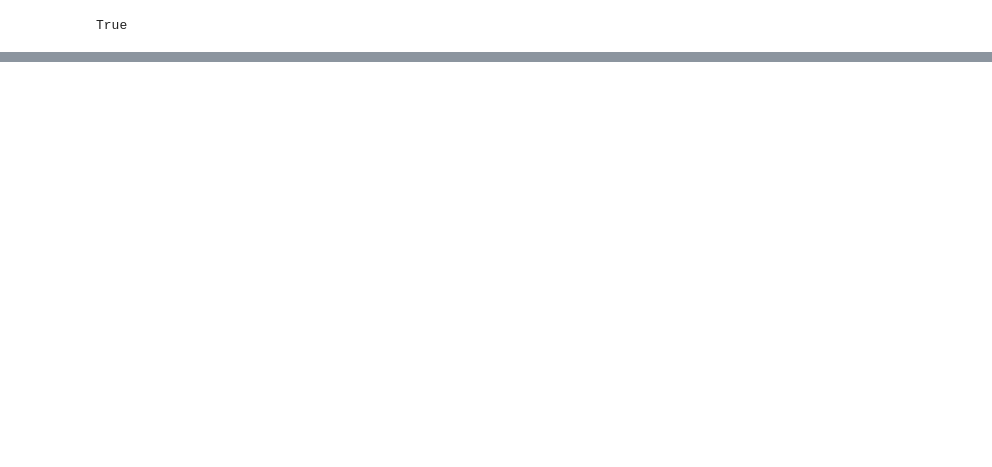
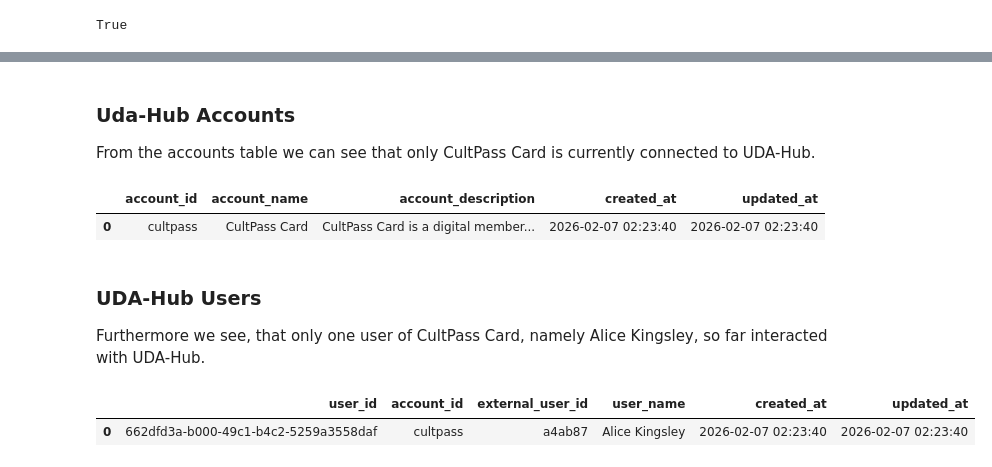
Before and after one commit to tkober/nd901-agentic-ai-with-langchain-and-langgraph-project-3, a Jupyter notebook: starter/03_agentic_app.ipynb, the cells around one changed output, grey strips where cells are left out. Cells and saved outputs as stored; diff of their text form; code cells hidden in the pictures; blank space fills up the shorter version.

```diff
--- a/starter/03_agentic_app.ipynb
+++ b/starter/03_agentic_app.ipynb
@@ -70,0 +172,18 @@ rollback_databases()
+# %% [markdown]
+### Uda-Hub Accounts
+
+From the accounts table we can see that only CultPass Card is currently connected to UDA-Hub.
+# %%
+udahub_db("accounts")
+# %% [output]
+|  | account_id | account_name | account_description | created_at | updated_at |
+| 0 | cultpass | CultPass Card | CultPass Card is a digital member... | 2026-02-07 02:23:40 | 2026-02-07 02:23:40 |
+# %% [markdown]
+### UDA-Hub Users
+
+Furthermore we see, that only one user of CultPass Card, namely Alice Kingsley, so far interacted with UDA-Hub.
+# %%
+udahub_db("users")
+# %% [output]
+|  | user_id | account_id | external_user_id | user_name | created_at | updated_at |
+| 0 | 662dfd3a-b000-49c1-b4c2-5259a3558daf | cultpass | a4ab87 | Alice Kingsley | 2026-02-07 02:23:40 | 2026-02-07 02:23:40 |
```
Also changed, not shown: parts of 28 cells of this notebook.
